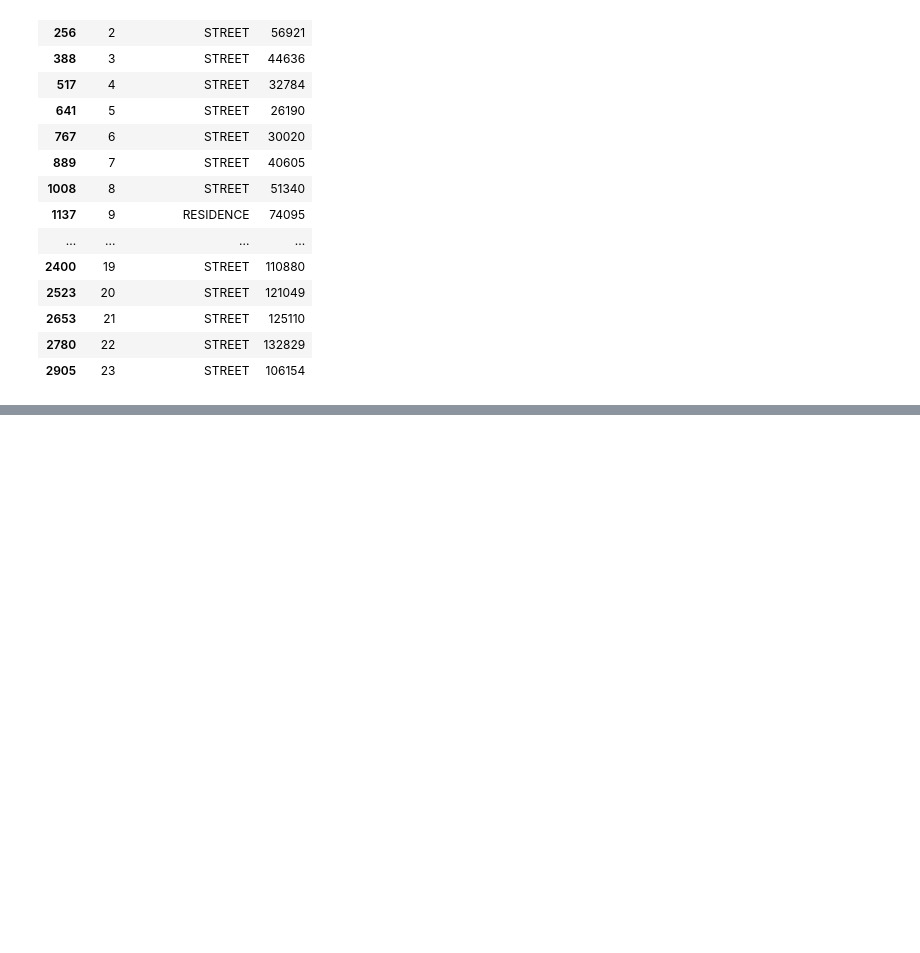
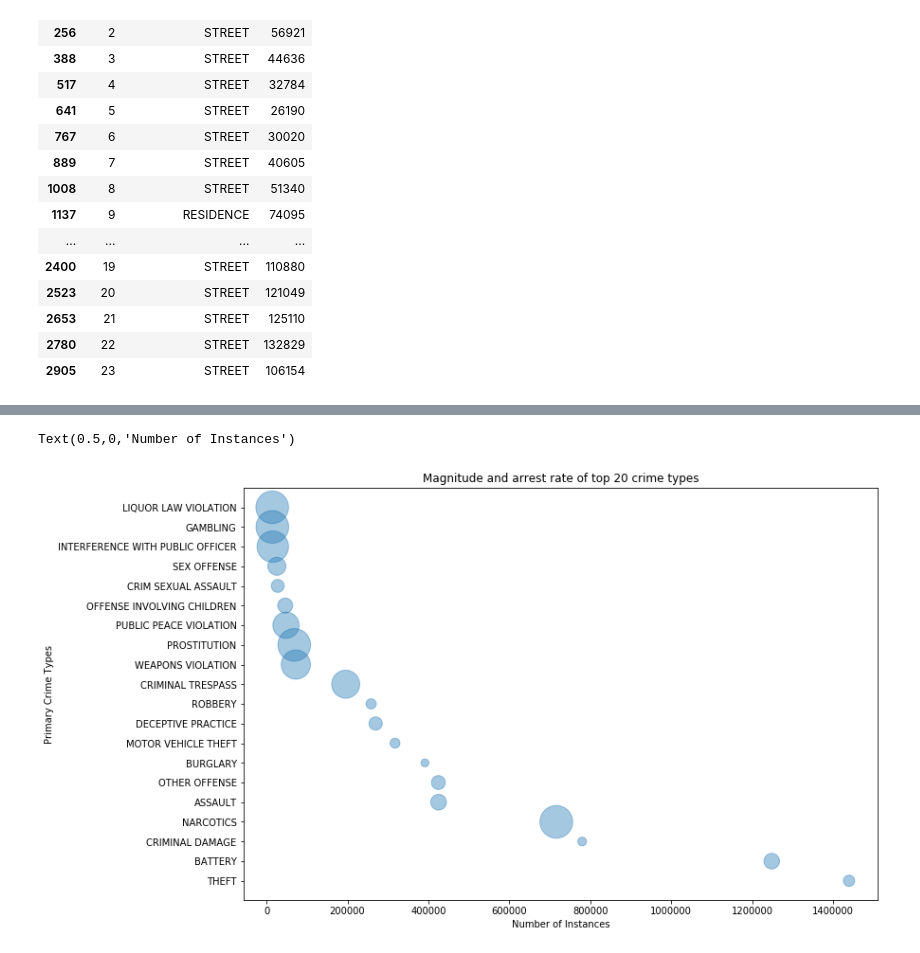
Before and after one commit to GiorgiKharshiladze/chicago-crime, a Jupyter notebook: Final Project_muskan.ipynb, the cells around one changed output, grey strips where cells are left out. Cells and saved outputs as stored; diff of their text form; code cells hidden in the pictures; blank space fills up the shorter version.

```diff
--- a/Final Project_muskan.ipynb
+++ b/Final Project_muskan.ipynb
@@ -178,0 +237,23 @@ Name: Location Description, dtype: int64
+# %%
+arrested_development.reset_index(inplace=True)
+# %%
+# Comparing Arrest Rate and frequency of Crime for top 20 crime types.
+
+fig = plt.figure(figsize=(12,8))
+ax = fig.gca()
+arrested_development.plot(kind = 'scatter', y = 'index', x = 'Total', ax=ax, alpha = 0.4, s = 12*arrested_development['Percentage Arrested'])
+label = ['THEFT', 'BATTERY', 'CRIMINAL DAMAGE', 'NARCOTICS', 'ASSAULT',
+       'OTHER OFFENSE', 'BURGLARY', 'MOTOR VEHICLE THEFT',
+       'DECEPTIVE PRACTICE', 'ROBBERY', 'CRIMINAL TRESPASS',
+       'WEAPONS VIOLATION', 'PROSTITUTION', 'PUBLIC PEACE VIOLATION',
+       'OFFENSE INVOLVING CHILDREN', 'CRIM SEXUAL ASSAULT', 'SEX OFFENSE',
+       'INTERFERENCE WITH PUBLIC OFFICER', 'GAMBLING',
+       'LIQUOR LAW VIOLATION']
+ax.set_yticks([0,1,2,3,4,5,6,7,8,9,10,11,12,13,14,15,16,17,18,19])
+ax.set_yticklabels(label)
+ax.set_title("Magnitude and arrest rate of top 20 crime types")
+ax.set_ylabel('Primary Crime Types')
+ax.set_xlabel('Number of Instances')
+# %% [output]
+Text(0.5,0,'Number of Instances')
+[figure, added]
```
Also changed, not shown: parts of 16 cells of this notebook.
